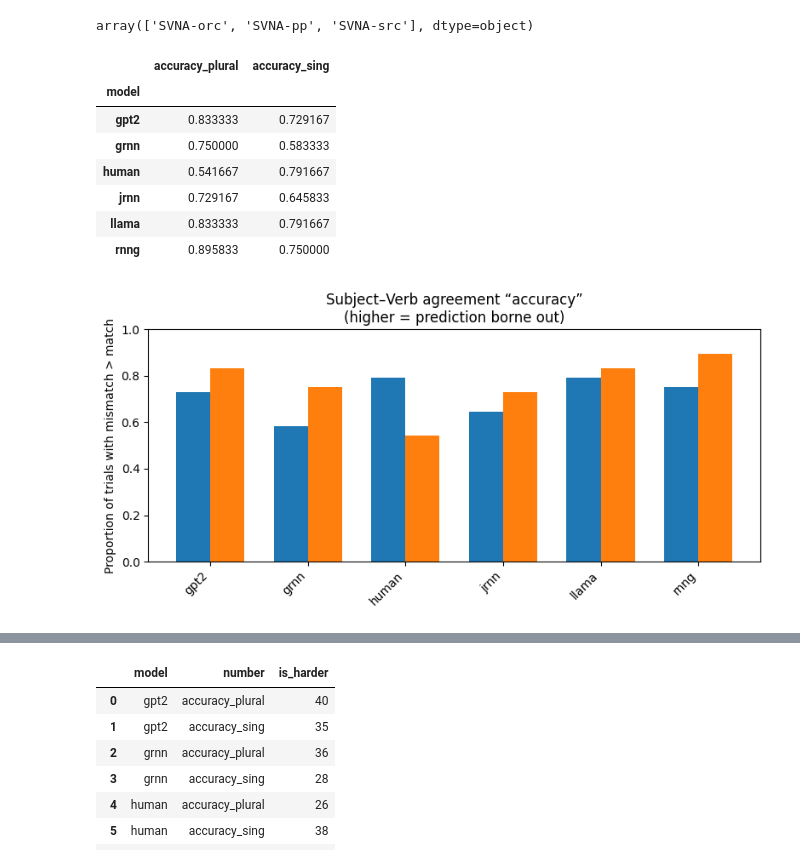
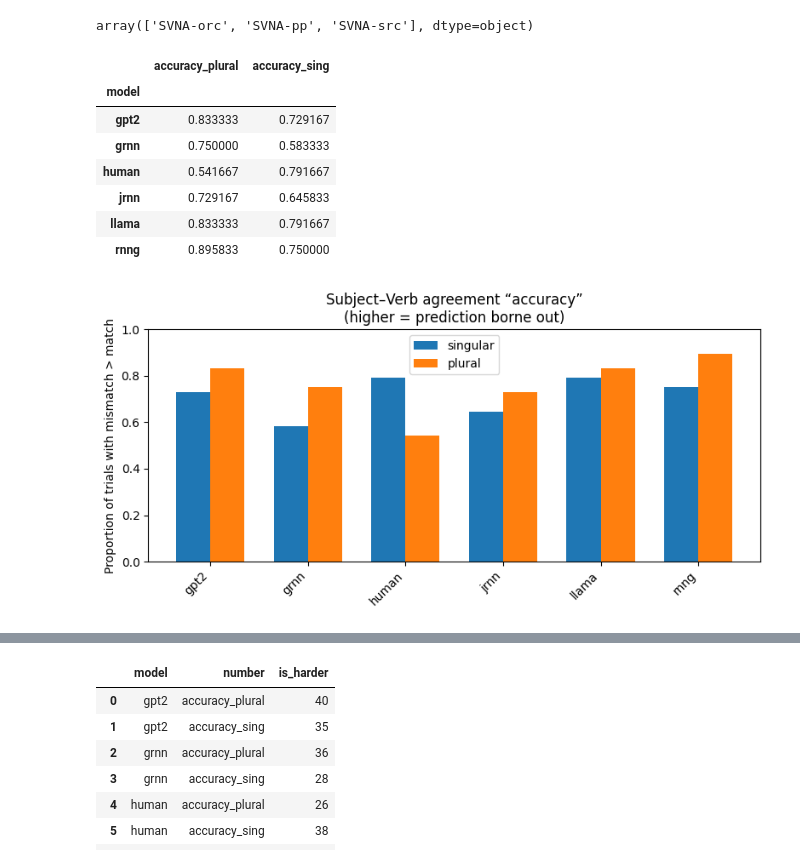
Before and after one commit to Bhardwaj-Sarthak/Personal-Projects, a Jupyter notebook: understanding-llms/homework/04_evaluation.ipynb, the cells around one changed output, grey strips where cells are left out. Saved outputs shown, nothing was run; the diff lists cells and outputs as text; code cells hidden in the pictures.

```diff
--- a/understanding-llms/homework/04_evaluation.ipynb
+++ b/understanding-llms/homework/04_evaluation.ipynb
@@ -624,4 +626,5 @@ array(['SVNA-orc', 'SVNA-pp', 'SVNA-src'], dtype=object)
 # %%
+#### YOUR CODE HERE FOR CALCULATING HYPOTHESIS METRICS AND PLOTTING ####
 #Hypothesis: for any given sentence the processing cost in the mismatch version should be higher than in the match version:
 # cost mismatch > cost match
 # Compute slow‑downs (mismatch – match) and per‑trial “accuracy”
@@ -630,31 +633,32 @@ df['slowdown_sing']   = df['mismatch_sing']   - df['match_sing']
 df['accuracy_plural'] = df['slowdown_plural'] > 0
 df['accuracy_sing']   = df['slowdown_sing']   > 0
 
 # Aggregate accuracy for each model and number condition
 acc = (
     df.groupby('model')[['accuracy_plural', 'accuracy_sing']]
       .mean()
       .sort_index()
 )
 display(acc)
 fig,ax = plt.subplots(figsize=(8, 4))
 x= range(len(acc))
 ax.bar([i - 0.35/2 for i in x], acc['accuracy_sing'], 0.35, label='singular')
 ax.bar([i + 0.35/2 for i in x], acc['accuracy_plural'],   0.35, label='plural')
 ax.set_xticks(x)
 ax.set_xticklabels(acc.index, rotation=45, ha='right')
 ax.set_ylabel('Proportion of trials with mismatch > match')
 ax.set_ylim(0, 1)
 ax.set_title('Subject–Verb agreement “accuracy”\n(higher = prediction borne out)')
 plt.tight_layout()
+plt.legend()
 plt.show()
 # %% [output]
 |  | accuracy_plural | accuracy_sing |
 | model |  |  |
 | gpt2 | 0.833333 | 0.729167 |
 | grnn | 0.750000 | 0.583333 |
 | human | 0.541667 | 0.791667 |
 | jrnn | 0.729167 | 0.645833 |
 | llama | 0.833333 | 0.791667 |
 | rnng | 0.895833 | 0.750000 |
-[figure, old version]
+[figure, new version]
```
Also changed, not shown: parts of 8 cells of this notebook.
